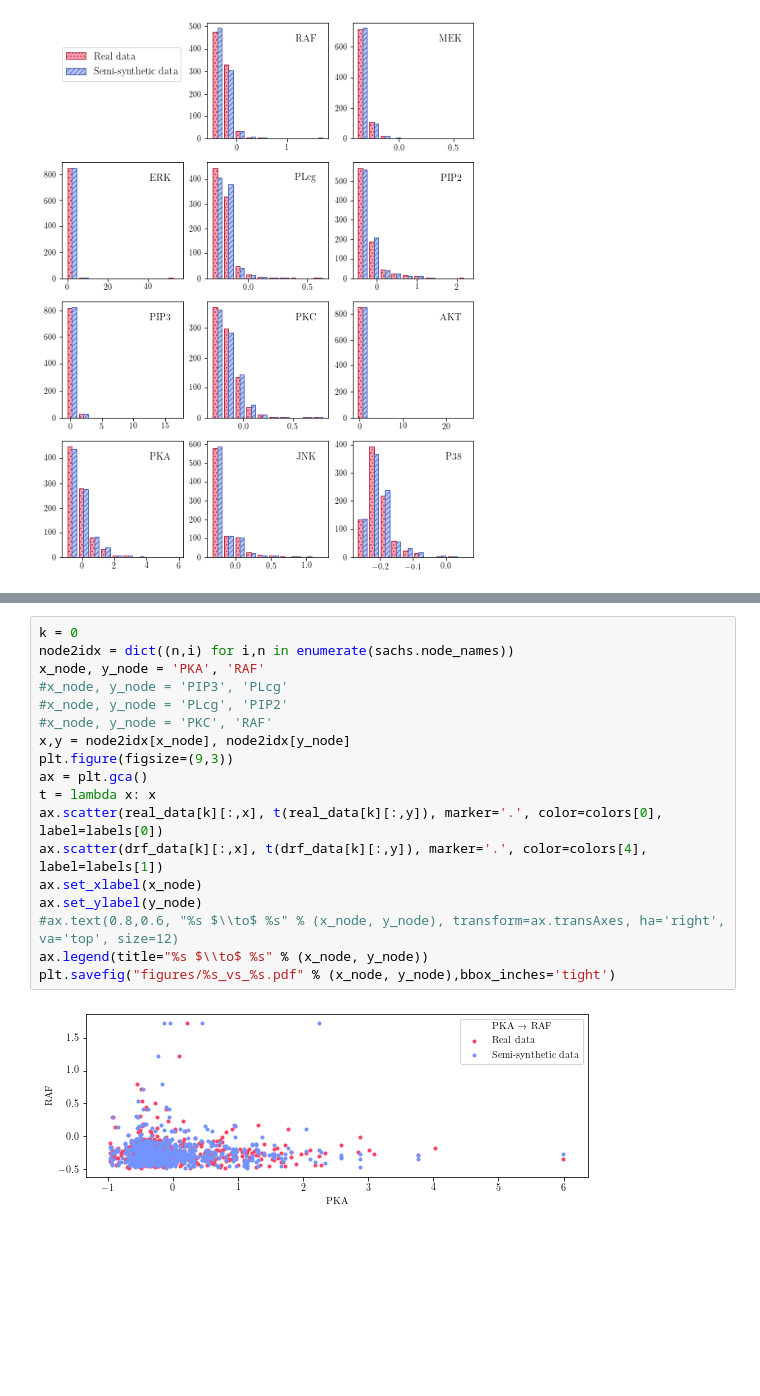
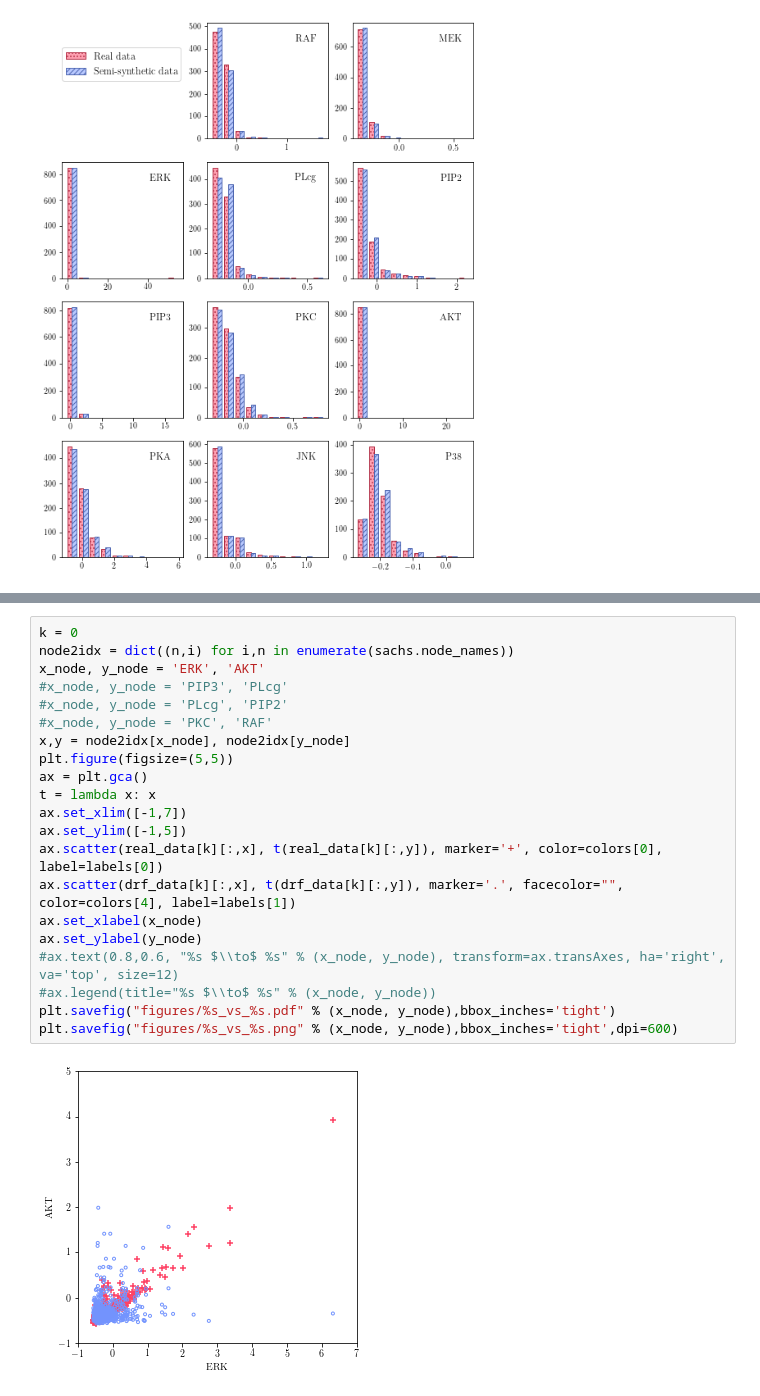
Before and after one commit to juangamella/gnies-paper, a Jupyter notebook: figures_sachs_experiments.ipynb, the cells around one changed output, grey strips where cells are left out. Cells and saved outputs as stored; diff of their text form; blank space fills up the shorter version.

Commit message:
Talk figures

```diff
--- a/figures_sachs_experiments.ipynb
+++ b/figures_sachs_experiments.ipynb
@@ -566,20 +567,23 @@ plt.savefig("figures/all_marginals_sachs.png", dpi=300, bbox_inches="tight")
 # %%
 k = 0
 node2idx = dict((n,i) for i,n in enumerate(sachs.node_names))
-x_node, y_node = 'PKA', 'RAF'
+x_node, y_node = 'ERK', 'AKT'
 #x_node, y_node = 'PIP3', 'PLcg'
 #x_node, y_node = 'PLcg', 'PIP2'
 #x_node, y_node = 'PKC', 'RAF'
 x,y = node2idx[x_node], node2idx[y_node]
-plt.figure(figsize=(9,3))
+plt.figure(figsize=(5,5))
 ax = plt.gca()
 t = lambda x: x
-ax.scatter(real_data[k][:,x], t(real_data[k][:,y]), marker='.', color=colors[0], label=labels[0])
-ax.scatter(drf_data[k][:,x], t(drf_data[k][:,y]), marker='.', color=colors[4], label=labels[1])
+ax.set_xlim([-1,7])
+ax.set_ylim([-1,5])
+ax.scatter(real_data[k][:,x], t(real_data[k][:,y]), marker='+', color=colors[0], label=labels[0])
+ax.scatter(drf_data[k][:,x], t(drf_data[k][:,y]), marker='.', facecolor="", color=colors[4], label=labels[1])
 ax.set_xlabel(x_node)
 ax.set_ylabel(y_node)
 #ax.text(0.8,0.6, "%s $\\to$ %s" % (x_node, y_node), transform=ax.transAxes, ha='right', va='top', size=12)
-ax.legend(title="%s $\\to$ %s" % (x_node, y_node))
+#ax.legend(title="%s $\\to$ %s" % (x_node, y_node))
 plt.savefig("figures/%s_vs_%s.pdf" % (x_node, y_node),bbox_inches='tight')
+plt.savefig("figures/%s_vs_%s.png" % (x_node, y_node),bbox_inches='tight',dpi=600)
 # %% [output]
-[figure, old version]
+[figure, new version]
```
Also changed, not shown: parts of 10 cells of this notebook.
